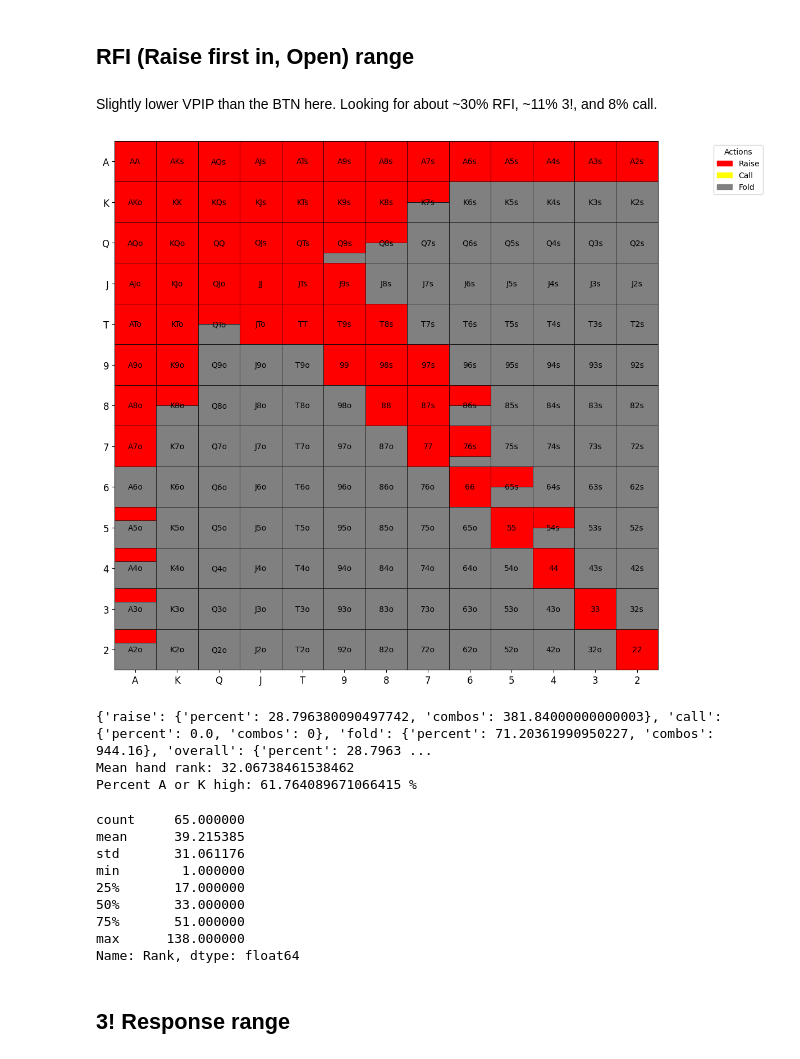
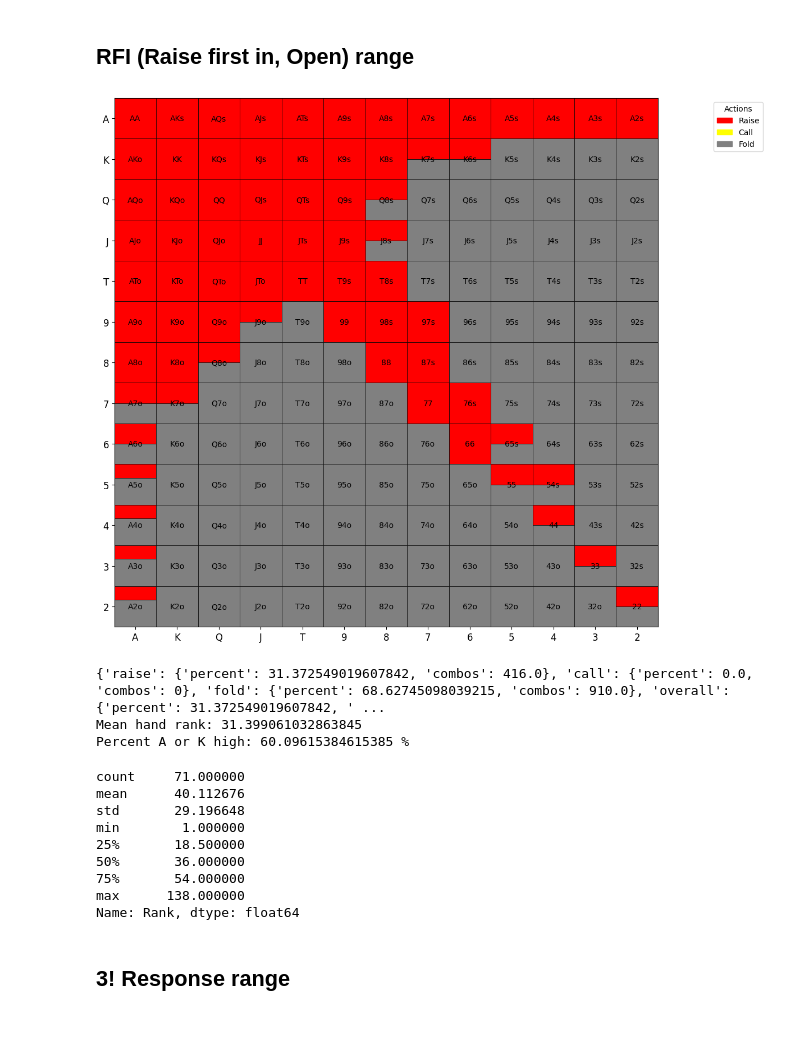
Before and after one commit to KunaalAgarwal/poker_analysis, a Jupyter notebook: src/co_ranges.ipynb, the cells around one changed output. Cells and saved outputs as stored; diff of their text form; code cells hidden in the pictures; blank space fills up the shorter version.

```diff
--- a/src/co_ranges.ipynb
+++ b/src/co_ranges.ipynb
@@ -8,8 +8,6 @@ importlib.reload(range_construction)
 ## VPIP goal = ~45% sum(RFI, 3!, Flat)
 # %% [markdown]
 ## RFI (Raise first in, Open) range
-# %% [markdown]
-Slightly lower VPIP than the BTN here. Looking for about ~30% RFI, ~11% 3!, and 8% call.
 # %%
 rfi_range = {
     # Pairs
@@ -22,10 +20,10 @@ rfi_range = {
     "77": {"raise": 1.0, "call": 0.0},
     "88": {"raise": 1.0, "call": 0.0},
     "66": {"raise": 1.0, "call": 0.0},
-    "55": {"raise": 1.0, "call": 0.0},
-    "44": {"raise": 1.0, "call": 0.0},
-    "33": {"raise": 1.0, "call": 0.0},
-    "22": {"raise": 1.0, "call": 0.0},
+    "55": {"raise": 0.5, "call": 0.0},
+    "44": {"raise": 0.5, "call": 0.0},
+    "33": {"raise": 0.5, "call": 0.0},
+    "22": {"raise": 0.5, "call": 0.0},
 
     "AKs": {"raise": 1.0, "call": 0.0},
     "AQs": {"raise": 1.0, "call": 0.0},
@@ -46,11 +44,12 @@ rfi_range = {
     "ATo": {"raise": 1.0, "call": 0.0},
     "A9o": {"raise": 1.0, "call": 0.0},
     "A8o": {"raise": 1.0, "call": 0.0},
-    "A7o": {"raise": 1.0, "call": 0.0},
-    "A5o": {"raise": 0.33, "call": 0.0},
-    "A4o": {"raise": 0.33, "call": 0.0},
-    "A3o": {"raise": 0.33, "call": 0.0},
-    "A2o": {"raise": 0.33, "call": 0.0},
+    "A7o": {"raise": 0.5, "call": 0.0},
+    "A6o": {"raise": 0.5, "call": 0.0},
+    "A5o": {"raise": 1/3, "call": 0.0},
+    "A4o": {"raise": 1/3, "call": 0.0},
+    "A3o": {"raise": 1/3, "call": 0.0},
+    "A2o": {"raise": 1/3, "call": 0.0},
 
     "KQs": {"raise": 1.0, "call": 0.0},
     "KJs": {"raise": 1.0, "call": 0.0},
@@ -58,30 +57,31 @@ rfi_range = {
     "K9s": {"raise": 1.0, "call": 0.0},
     "K8s": {"raise": 1.0, "call": 0.0},
     "K7s": {"raise": 0.5, "call": 0.0},
-    "K6s": {"raise": 0.0, "call": 0.0},
+    "K6s": {"raise": 0.5, "call": 0.0},
 
     "KQo": {"raise": 1.0, "call": 0.0},
     "KJo": {"raise": 1.0, "call": 0.0},
     "KTo": {"raise": 1.0, "call": 0.0},
     "K9o": {"raise": 1.0, "call": 0.0},
-    "K8o": {"raise": 0.5, "call": 0.0},
-    "K7o": {"raise": 0.0, "call": 0.0},
+    "K8o": {"raise": 1.0, "call": 0.0},
+    "K7o": {"raise": 0.5, "call": 0.0},
 
     "QJs": {"raise": 1.0, "call": 0.0},
     "QTs": {"raise": 1.0, "call": 0.0},
-    "Q9s": {"raise": 0.75, "call": 0.0},
+    "Q9s": {"raise": 1.0, "call": 0.0},
     "Q8s": {"raise": 0.5, "call": 0.0},
 
-
     "QJo": {"raise": 1.0, "call": 0.0},
-    "QTo": {"raise": 0.5, "call": 0.0},
-    "Q9o": {"raise": 0.0, "call": 0.0},
+    "QTo": {"raise": 1.0, "call": 0.0},
+    "Q9o": {"raise": 1.0, "call": 0.0},
+    "Q8o": {"raise": 0.5, "call": 0.0},
 
     "JTs": {"raise": 1.0, "call": 0.0},
     "J9s": {"raise": 1.0, "call": 0.0},
+    "J8s": {"raise": 0.5, "call": 0.0},
 
     "JTo": {"raise": 1.0, "call": 0.0},
-    "J9o": {"raise": 0.0, "call": 0.0},
+    "J9o": {"raise": 0.5, "call": 0.0},
 
     "T9s": {"raise": 1.0, "call": 0.0},
     "T8s": {"raise": 1.0, "call": 0.0},
@@ -89,46 +89,46 @@ rfi_range = {
     "98s": {"raise": 1.0, "call": 0.0},
     "97s": {"raise": 1.0, "call": 0.0},
 
     "87s": {"raise": 1.0, "call": 0.0},
-    "86s": {"raise": 0.5, "call": 0.0},
+    "86s": {"raise": 0.0, "call": 0.0},
 
-    "76s": {"raise": 0.75, "call": 0.0},
+    "76s": {"raise": 1.0, "call": 0.0},
     "75s": {"raise": 0.0, "call": 0.0},
 
     "65s": {"raise": 0.5, "call": 0.0},
 
     "54s": {"raise": 0.5, "call": 0.0},
 
     "43s": {"raise": 0.0, "call": 0.0},
 
     "32s": {"raise": 0.0, "call": 0.0},
 }
 
 # Visualize the range
 rfi = range_construction.generate_range(rfi_range, '../ranges/co_ranges/co_rfi.png')
 rfi_distribution = range_construction.range_hand_distribution(rfi_range)
 rfi_percent_by_actions = range_construction.range_percent_by_all_actions(rfi_range)
 rfi_mean_hand_rank = range_construction.average_range_rank(rfi_range)
 
 
 print(rfi_percent_by_actions)
 print(f'Mean hand rank: {rfi_mean_hand_rank}')
 print(f'Percent A or K high: {range_construction.percent_range_high_card(rfi_range)} %')
 
 rfi_distribution[1].to_csv('../ranges/co_ranges/co_rfi_distribution.csv')
 rfi_distribution[0]
 # %% [output]
-[figure, old version]
+[figure, new version]
-{'raise': {'percent': 28.796380090497742, 'combos': 381.84000000000003}, 'call': {'percent': 0.0, 'combos': 0}, 'fold': {'percent': 71.20361990950227, 'combos': 944.16}, 'overall': {'percent': 28.7963 ...
-Mean hand rank: 32.06738461538462
-Percent A or K high: 61.764089671066415 %
+{'raise': {'percent': 31.372549019607842, 'combos': 416.0}, 'call': {'percent': 0.0, 'combos': 0}, 'fold': {'percent': 68.62745098039215, 'combos': 910.0}, 'overall': {'percent': 31.372549019607842, ' ...
+Mean hand rank: 31.399061032863845
+Percent A or K high: 60.09615384615385 %
-count     65.000000
-mean      39.215385
-std       31.061176
+count     71.000000
+mean      40.112676
+std       29.196648
 min        1.000000
-25%       17.000000
-50%       33.000000
-75%       51.000000
+25%       18.500000
+50%       36.000000
+75%       54.000000
 max      138.000000
 Name: Rank, dtype: float64
 # %% [markdown]
```
Also changed, not shown: parts of 4 cells of this notebook, 8 other files.
